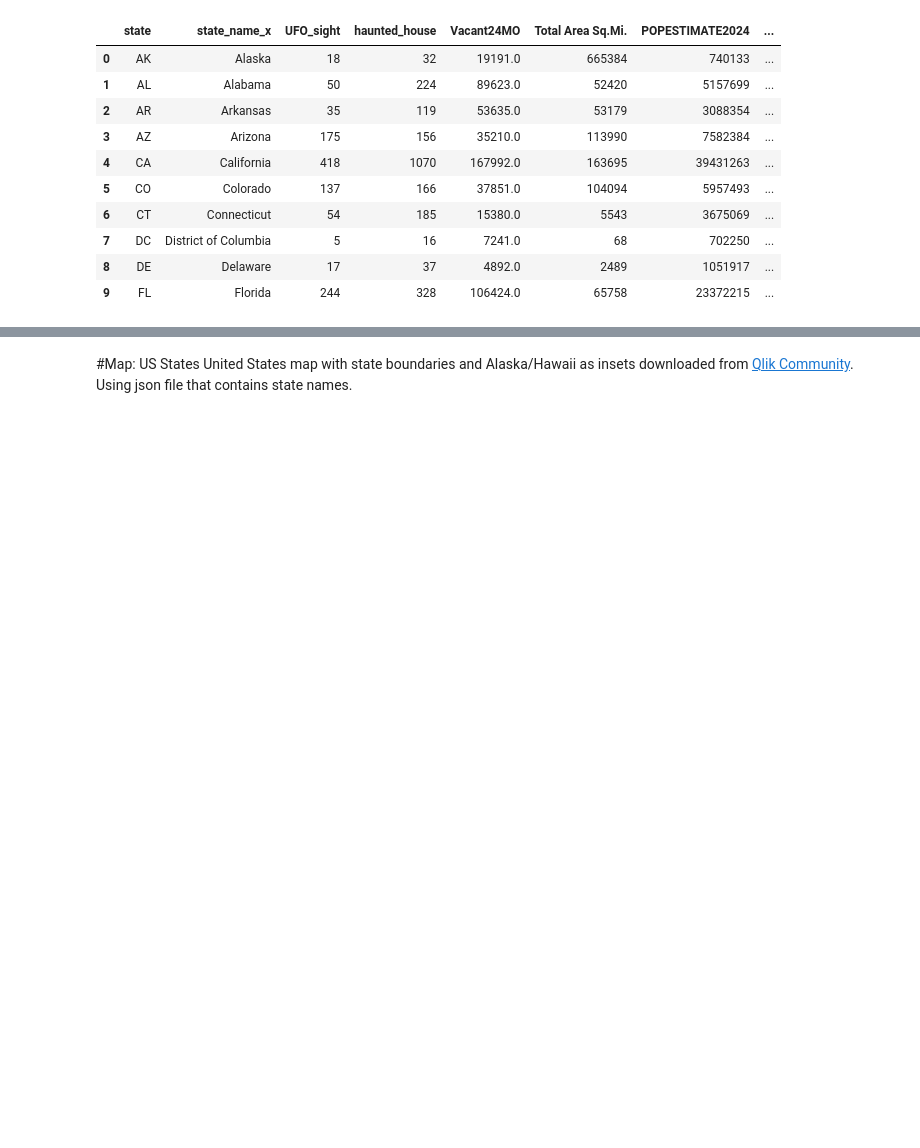
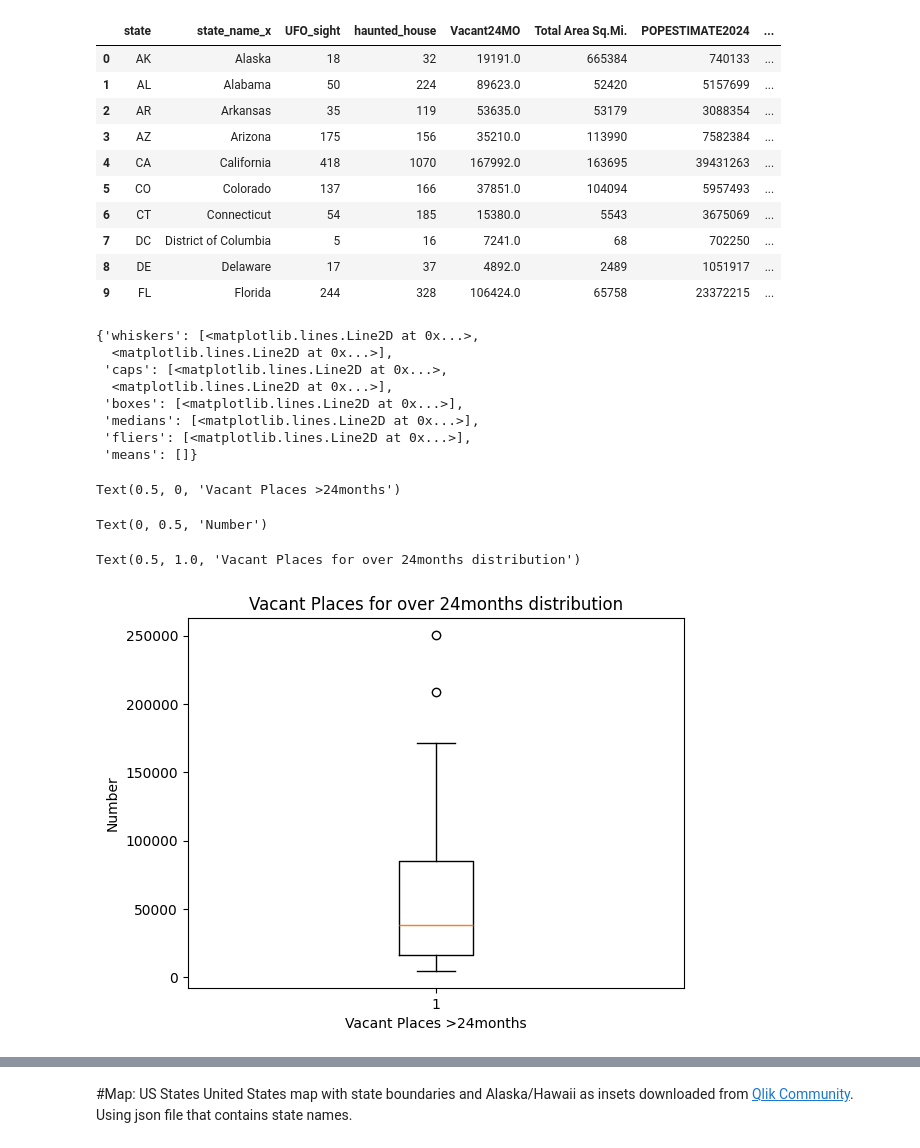
Before and after one commit to carlavilla/GIS, a Jupyter notebook: PS3_GIS_CV.ipynb, the cells around one changed output, grey strips where cells are left out. Saved outputs shown, nothing was run; the diff lists cells and outputs as text; code cells hidden in the pictures; blank space fills up the shorter version.

```diff
--- a/PS3_GIS_CV.ipynb
+++ b/PS3_GIS_CV.ipynb
@@ -680,3 +707,22 @@ spookyset.head(10)
 | 7 | DC | District of Columbia | 5 | 16 | 7241.0 | 68 | 702250 | ... |
 | 8 | DE | Delaware | 17 | 37 | 4892.0 | 2489 | 1051917 | ... |
 | 9 | FL | Florida | 244 | 328 | 106424.0 | 65758 | 23372215 | ... |
+# %%
+plt.boxplot(spookyset.Vacant24MO)
+plt.xlabel("Vacant Places >24months")
+plt.ylabel("Number")
+plt.title("Vacant Places for over 24months distribution")
+plt.show()
+# %% [output]
+{'whiskers': [<matplotlib.lines.Line2D at 0x...>,
+  <matplotlib.lines.Line2D at 0x...>],
+ 'caps': [<matplotlib.lines.Line2D at 0x...>,
+  <matplotlib.lines.Line2D at 0x...>],
+ 'boxes': [<matplotlib.lines.Line2D at 0x...>],
+ 'medians': [<matplotlib.lines.Line2D at 0x...>],
+ 'fliers': [<matplotlib.lines.Line2D at 0x...>],
+ 'means': []}
+Text(0.5, 0, 'Vacant Places >24months')
+Text(0, 0.5, 'Number')
+Text(0.5, 1.0, 'Vacant Places for over 24months distribution')
+[figure, added]
```
Also changed, not shown: parts of 21 cells of this notebook.
